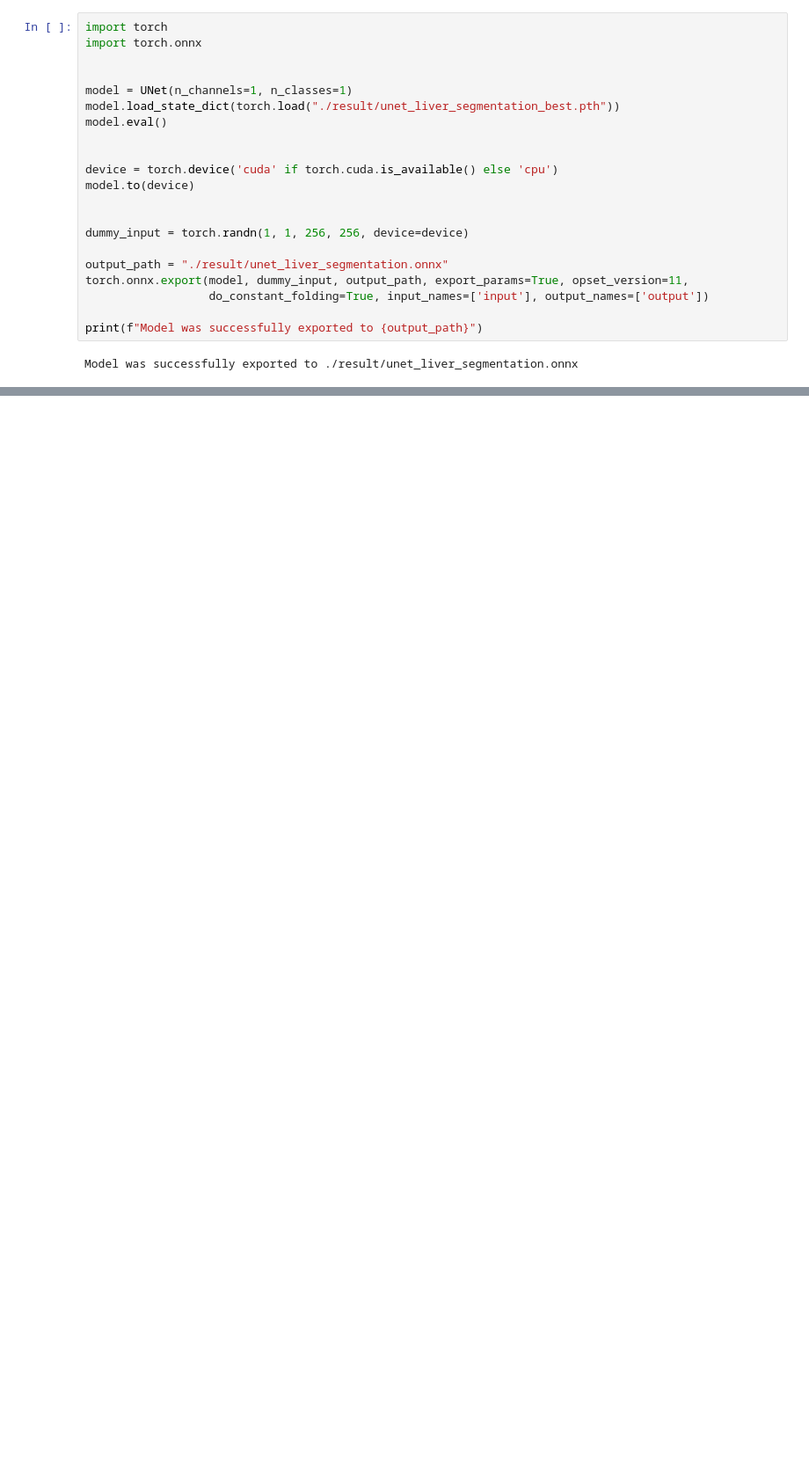
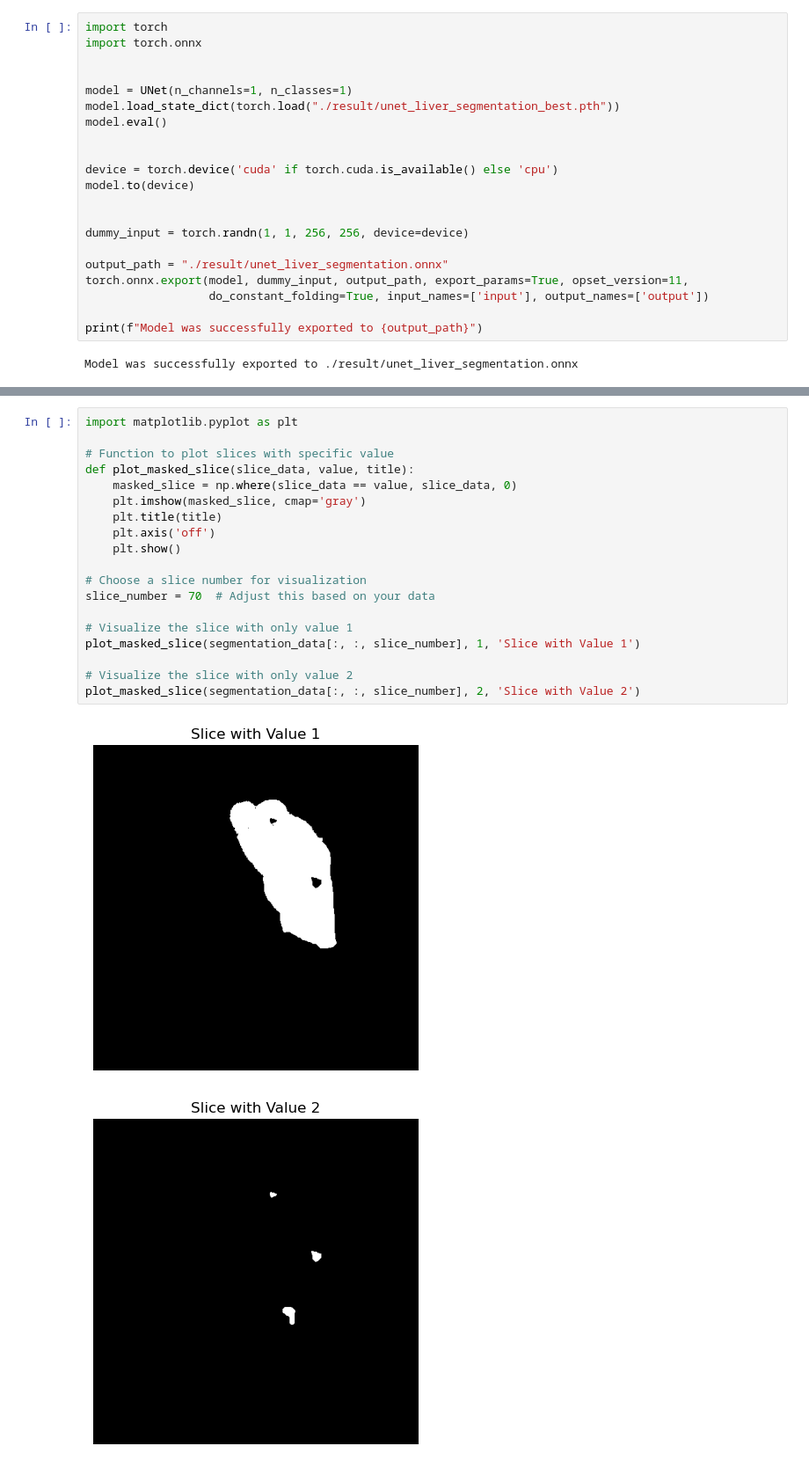
Before and after one commit to syedfahimahmed/liver_tumor_seg, a Jupyter notebook: unet_milestone.ipynb, the cells around one changed output, grey strips where cells are left out. Shown at 88% size. Drawn from its saved outputs; the diff is of its cells as text; blank space fills up the shorter version.

```diff
--- a/unet_milestone.ipynb
+++ b/unet_milestone.ipynb
@@ -589,0 +1340,22 @@ Model was successfully exported to ./result/unet_liver_segmentation.onnx
+# %%
+import matplotlib.pyplot as plt
+
+# Function to plot slices with specific value
+def plot_masked_slice(slice_data, value, title):
+    masked_slice = np.where(slice_data == value, slice_data, 0)
+    plt.imshow(masked_slice, cmap='gray')
+    plt.title(title)
+    plt.axis('off')
+    plt.show()
+
+# Choose a slice number for visualization
+slice_number = 70  # Adjust this based on your data
+
+# Visualize the slice with only value 1
+plot_masked_slice(segmentation_data[:, :, slice_number], 1, 'Slice with Value 1')
+
+# Visualize the slice with only value 2
+plot_masked_slice(segmentation_data[:, :, slice_number], 2, 'Slice with Value 2')
+# %% [output]
+[figure, added]
+[figure, added]
```
Also changed, not shown: parts of 14 cells of this notebook, 3 other files.
